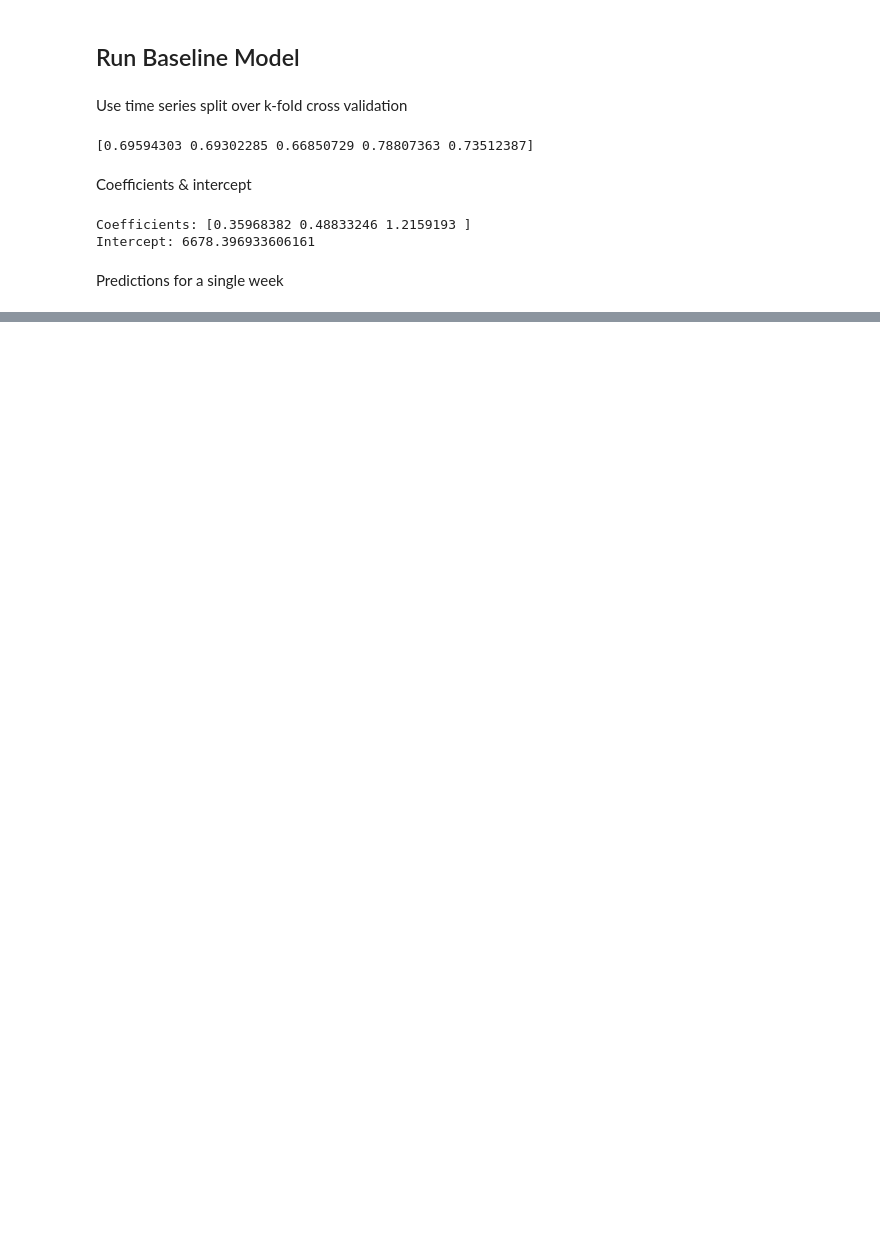
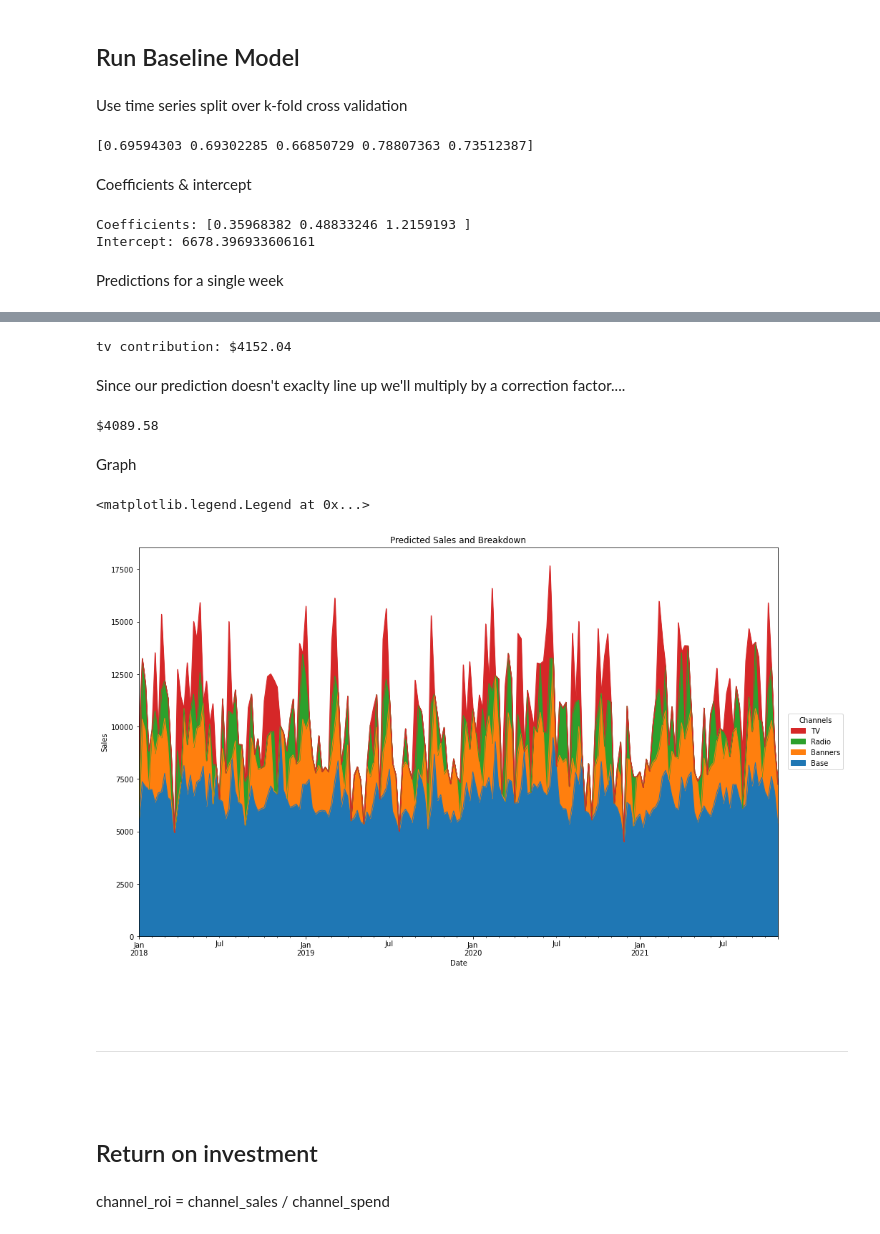
Before and after one commit to jwalluww/Bayesian_Inference, a Jupyter notebook: Medium_Articles/Robert_Kubler/Intro_to_MMM_Python_5.ipynb, the cells around one changed output, grey strips where cells are left out. Cells and saved outputs as stored; diff of their text form; code cells hidden in the pictures; blank space fills up the shorter version.

```diff
--- a/Medium_Articles/Robert_Kubler/Intro_to_MMM_Python_5.ipynb
+++ b/Medium_Articles/Robert_Kubler/Intro_to_MMM_Python_5.ipynb
@@ -68,0 +72,7 @@ print(lr.predict(([[11543.58, 4615.35, 2518.88]])))
+# %%
+tv_exp = lr.coef_[0] * exp[0]
+print(f"tv contribution: ${round(tv_exp,2)}")
+# %% [output]
+tv contribution: $4152.04
+# %% [markdown]
+Since our prediction doesn't exaclty line up we'll multiply by a correction factor....
@@ -68,0 +81,45 @@ print(lr.predict(([[11543.58, 4615.35, 2518.88]])))
+# %%
+tv_exp_corr = tv_exp * corr_fac
+print(f"${round(tv_exp_corr,2)}")
+# %% [output]
+$4089.58
+# %% [markdown]
+Graph
+# %%
+weights = pd.Series(
+    lr.coef_,
+    index=X.columns
+)
+base = lr.intercept_
+unadj_contributions = X.mul(weights).assign(Base=base)
+adj_contributions = (unadj_contributions
+                     .div(unadj_contributions.sum(axis=1), axis=0)
+                     .mul(y, axis=0)
+                    ) # contains all contributions for each day
+ax = (adj_contributions[['Base', 'Banners', 'Radio', 'TV']]
+      .plot.area(
+          figsize=(16, 10),
+          linewidth=1,
+          title='Predicted Sales and Breakdown',
+          ylabel='Sales',
+          xlabel='Date')
+     )
+handles, labels = ax.get_legend_handles_labels()
+ax.legend(
+    handles[::-1], labels[::-1],
+    title='Channels', loc="center left",
+    bbox_to_anchor=(1.01, 0.5)
+)
+# %% [output]
+<matplotlib.legend.Legend at 0x...>
+[figure, added]
+# %% [markdown]
+<br>
+# %% [markdown]
+***
+# %% [markdown]
+<br>
+# %% [markdown]
+## Return on investment
+# %% [markdown]
+channel_roi = channel_sales / channel_spend
```
Also changed, not shown: parts of 5 cells of this notebook, 1 other file.
